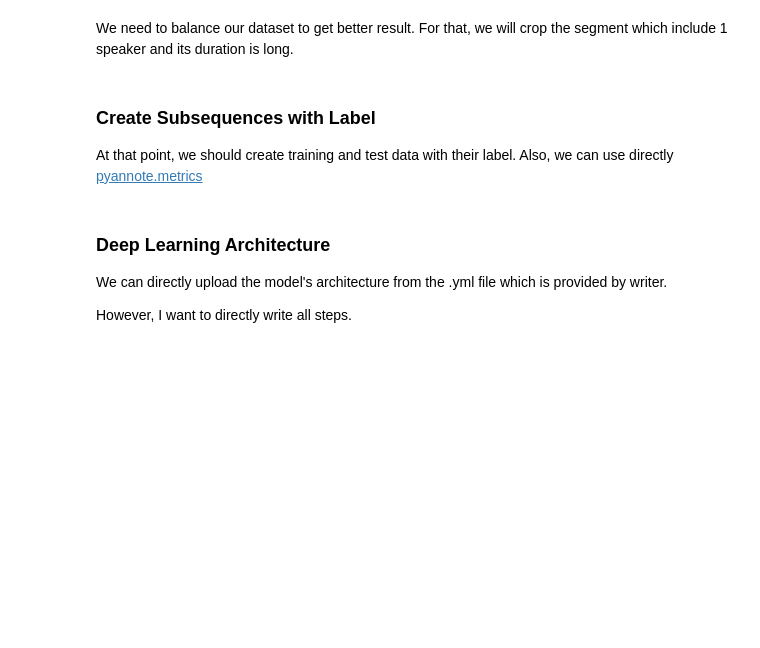
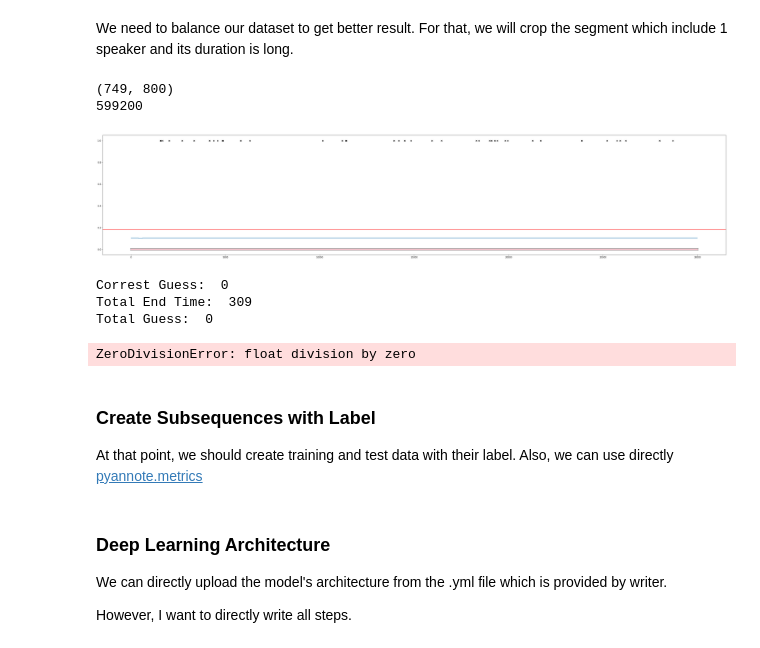
Before and after one commit to hedonistrh/SpChangeDetect, a Jupyter notebook: BiLSTM.ipynb, the cells around one changed output. Drawn from its saved outputs; the diff is of its cells as text; code cells hidden in the pictures; blank space fills up the shorter version.

```diff
--- a/BiLSTM.ipynb
+++ b/BiLSTM.ipynb
@@ -533,7 +520,7 @@ frame_shape = (800, 59)
 
 input_frame = keras.Input(frame_shape, name='main_input')
 
-bidirectional_1 = layers.Bidirectional(layers.LSTM(64, return_sequences=True))(input_frame)
+bidirectional_1 = layers.Bidirectional(layers.LSTM(64, activation="tanh", return_sequences=True))(input_frame)
 bidirectional_2 = layers.Bidirectional(layers.LSTM(32, activation='tanh', return_sequences=True))(bidirectional_1)
 
 # compute importance for each step
@@ -574,7 +561,7 @@ model.compile(loss='binary_crossentropy', optimizer="rmsprop")
 # %%
 from keras.models import load_model
 
-model.load_weights("bilstm_weights_yaafe_att30.h5")
+model.load_weights("bilstm_weights_yaafe_att10.h5")
 # %%
 from keras.models import load_model
 import time
@@ -842,7 +1010,7 @@ def create_prediction(filename, hop, win_len, threshold, lstm_system, featurepla
 
     # https://codereview.stackexchange.com/questions/5196/grouping-consecutive-numbers-into-ranges-in-python-3-2
 
-    np.savetxt(fname=filename + "_prediction.txt", X=mean_s,
+    np.savetxt(fname="./prediction_txt/" + filename + "_prediction.txt", X=mean_s,
                delimiter=' ', fmt='%1.3f')
 
     return (prediction_array, prediction_array_rav, mean_s)
@@ -865,11 +1033,11 @@ def txt_file_to_matrix (filename,  type_of_text, sr, featureplan, hop=10, win_le
 
 
     if (type_of_text == "reference"):
-        main_set = "./df_out/" + filename.split(".")[0] + "_end_time.txt"# FILENAME PATH for TXT
+        main_set = "./txt_files/" + filename.split(".")[0] + "_end_time.txt"# FILENAME PATH for TXT
 
 
     if (type_of_text == "prediction"):
-        main_set = "./" + filename + "_prediction.txt"# FILENAME PATH for TXT
+        main_set = "./prediction_txt/" + filename + "_prediction.txt"# FILENAME PATH for TXT
 
     end_time_array_second = []
 
@@ -933,10 +1101,10 @@ def complete_evaluation_single_file(filename, hop, win_len, thres, model, sr, fe
     ground_truth = txt_file_to_matrix(filename, "reference", sr, featureplan, hop=hop, win_len=win_len, feature_extractor=feature_extractor)
     prediction_output_array = txt_file_to_matrix(filename, "prediction", sr, featureplan, hop=hop, win_len=win_len, feature_extractor=feature_extractor)
 
-    end_time_file = "./df_out/" + filename.split(".")[0] + "_end_time.txt"# FILENAME PATH for TXT
+    end_time_file = "./txt_files/" + filename.split(".")[0] + "_end_time.txt"# FILENAME PATH for TXT
 
 
-    pred_file = "./" + filename + "_prediction.txt"
+    pred_file = "./prediction_txt/" + filename + "_prediction.txt"
 
 
     with open(end_time_file) as f:
@@ -1055,0 +1240,12 @@ complete_evaluation_single_file(filename="Wie_ist_nachhaltiger_Tourismus_moeglic
+# %%
+complete_evaluation_single_file(filename="TS3003a.Mix-Headset", hop=10, win_len=25, thres = 0.18, model=model, feature_extractor="yaafe",
+                               sr=16000, featureplan = "featureplan_new.txt",
+                               overlapping=True)
+# %% [output]
+(749, 800)
+599200
+[figure, added]
+Correst Guess:  0
+Total End Time:  309
+Total Guess:  0
+ZeroDivisionError: float division by zero
```
Also changed, not shown: parts of 33 cells of this notebook.
